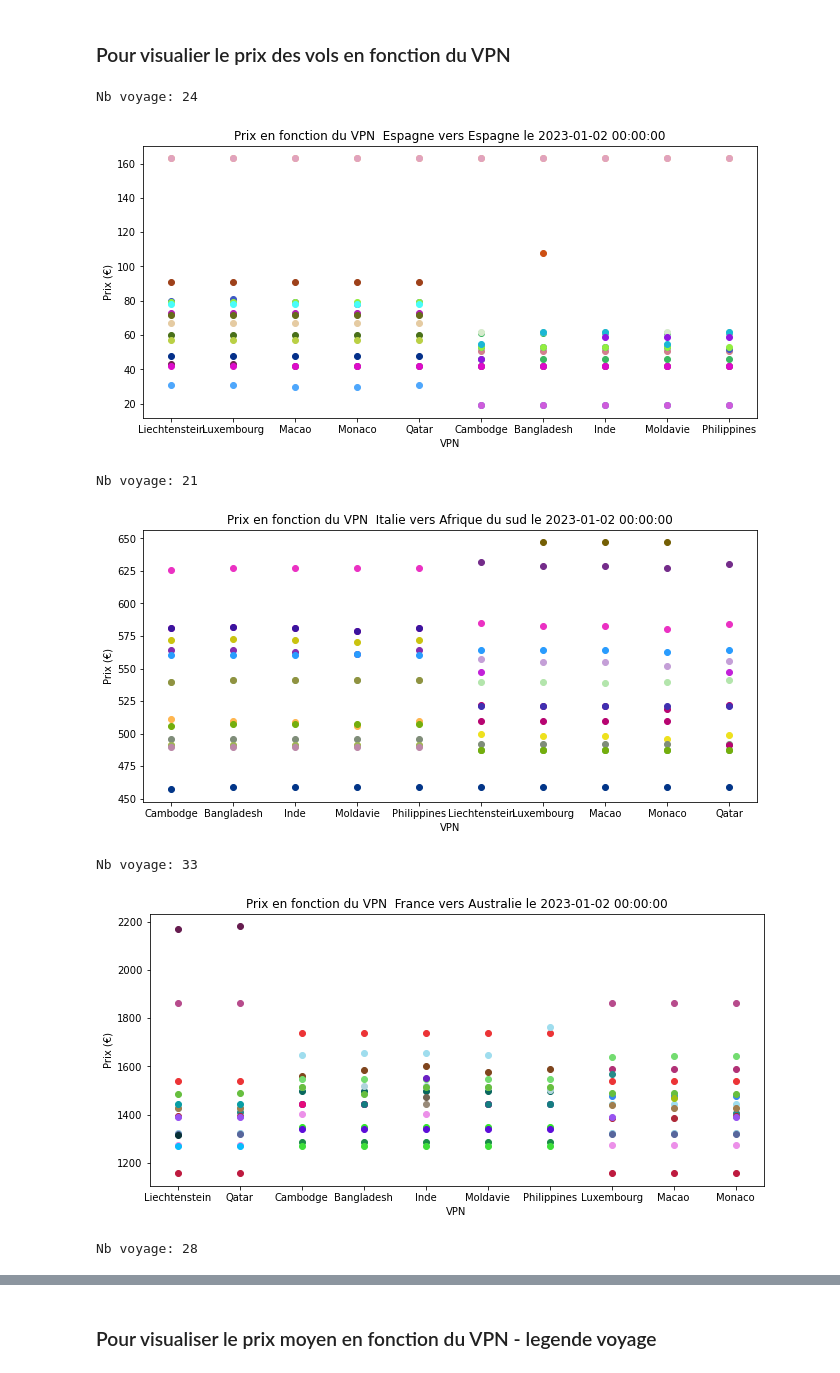
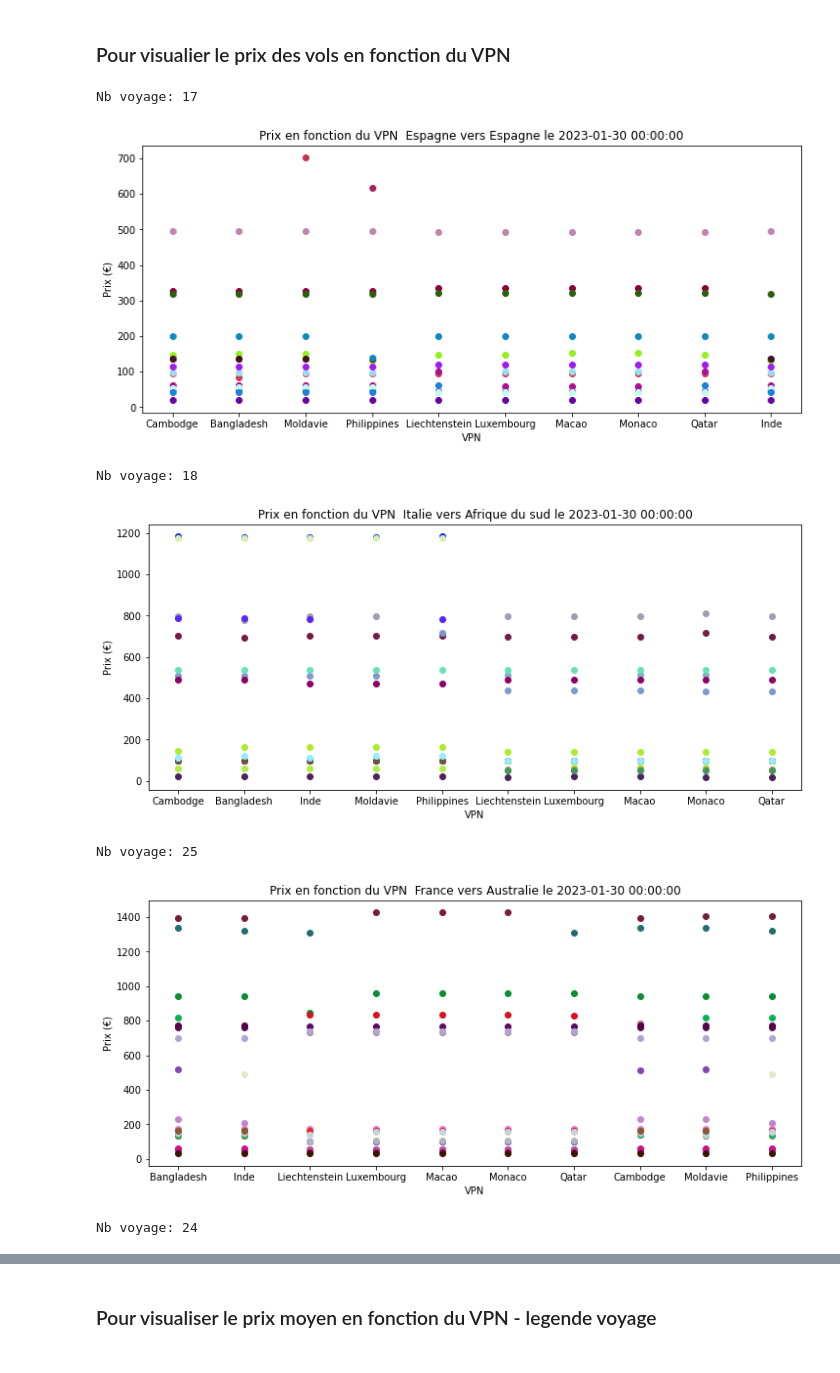
Before and after one commit to bebeyoul/Plane_ticket_price, a Jupyter notebook: analyse_de_donnees.ipynb, the cells around one changed output, grey strips where cells are left out. Drawn from its saved outputs; the diff is of its cells as text; code cells hidden in the pictures.

```diff
--- a/analyse_de_donnees.ipynb
+++ b/analyse_de_donnees.ipynb
@@ -181,46 +181,46 @@ def random_color():
 # %%
 for j in range(len(df_sorted_nb_vols)):
     print("Nb voyage:", df_sorted_nb_vols["Temps de vol"][j])
-    fig = plt.figure(1, figsize=(11, 5))
+    fig = plt.figure(1, figsize=(12, 5))
     nombre_de_vols = int(df_sorted_nb_vols["Temps de vol"][j])
 
     depart= df_sorted_nb_vols["Depart_pays"][j]
     arrive= df_sorted_nb_vols["Arrivé_pays"][j]
     date = df_sorted_nb_vols["Date"][j]
 
     if j==0:
         ancien_count = 0
         nouveau_count = nombre_de_vols
 
     else:
         ancien_count = nouveau_count
         nouveau_count = ancien_count + nombre_de_vols
 
 
     for i in range(ancien_count, nouveau_count):
 
         # Récupérer les valeurs de VPN et de prix de votre dataset
-        vpns = df_sorted["VPN"][i]
-        prices = df_sorted["Prix"][i]
+        vpns = df_sorted_by_same_flight["VPN"][i]
+        prices = df_sorted_by_same_flight["Prix"][i]
         sorted(prices)
         couleur = random_color()
 
         # Tracer un nuage de points avec plt
         plt.scatter(vpns, prices, c = couleur)
 
         # Ajouter un titre et des étiquettes aux axes
         title= 'Prix en fonction du VPN '+ str(depart) +" vers"+ str(arrive) + " le "+ str(date)
         plt.title(title)
         plt.xlabel('VPN')
         plt.ylabel('Prix (€)')
 
     # Afficher le graphique
     plt.show()
 # %% [output]
-Nb voyage: 24
+Nb voyage: 17
-[figure, old version]
+[figure, new version]
-Nb voyage: 21
+Nb voyage: 18
-[figure, old version]
+[figure, new version]
-Nb voyage: 33
+Nb voyage: 25
-[figure, old version]
+[figure, new version]
-Nb voyage: 28
+Nb voyage: 24
```
Also changed, not shown: parts of 1 cell of this notebook.
